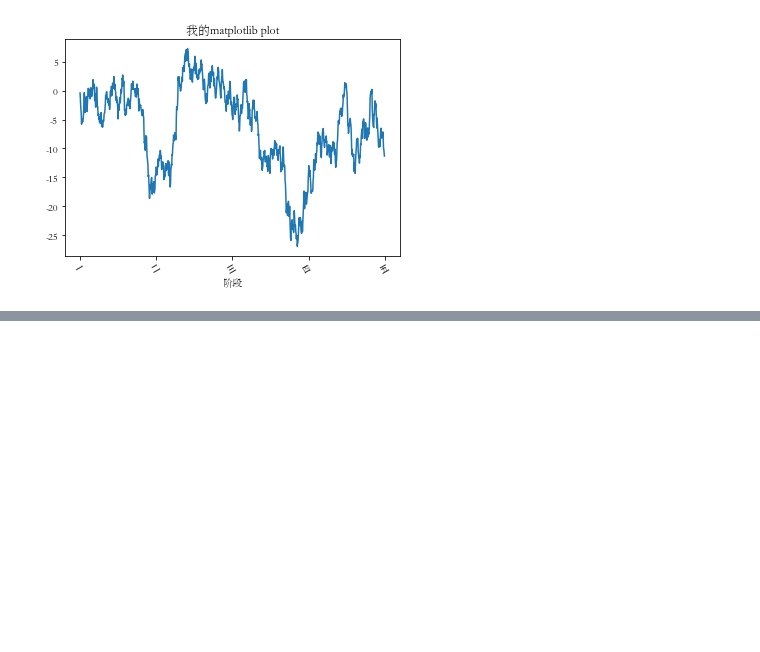
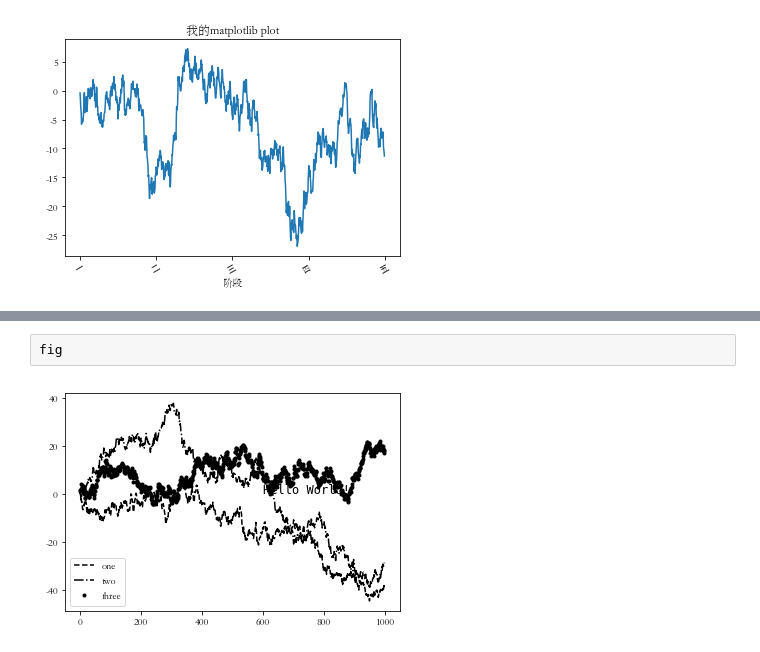
Before and after one commit to JanGin/pydata-book-learning, a Jupyter notebook: pydata-learning/ch8.ipynb, the cells around one changed output, grey strips where cells are left out. Saved outputs shown, nothing was run; the diff lists cells and outputs as text; blank space fills up the shorter version.

```diff
--- a/pydata-learning/ch8.ipynb
+++ b/pydata-learning/ch8.ipynb
@@ -156,0 +184,4 @@ fig
+# %%
+fig
+# %% [output]
+[figure, added]
```
Also changed, not shown: parts of 28 cells of this notebook.
